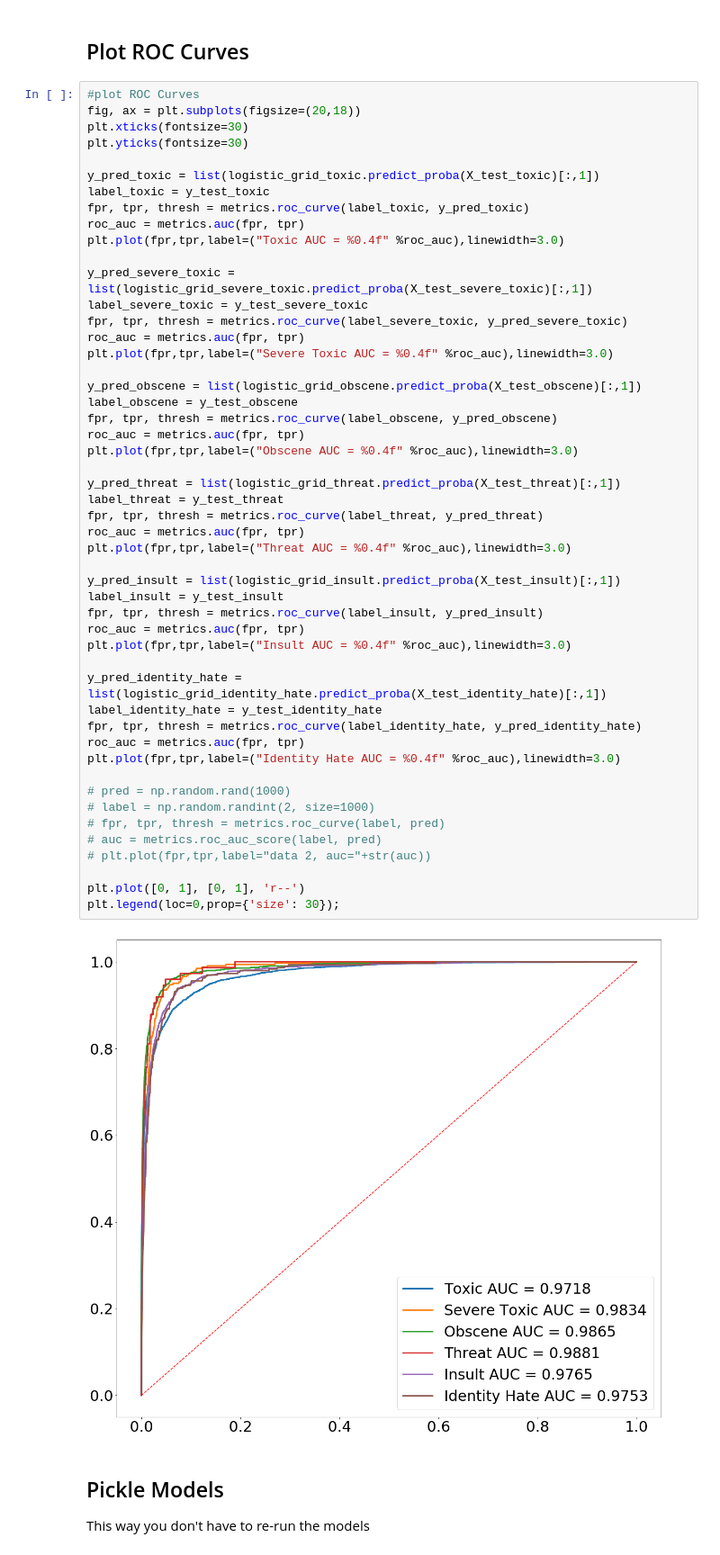
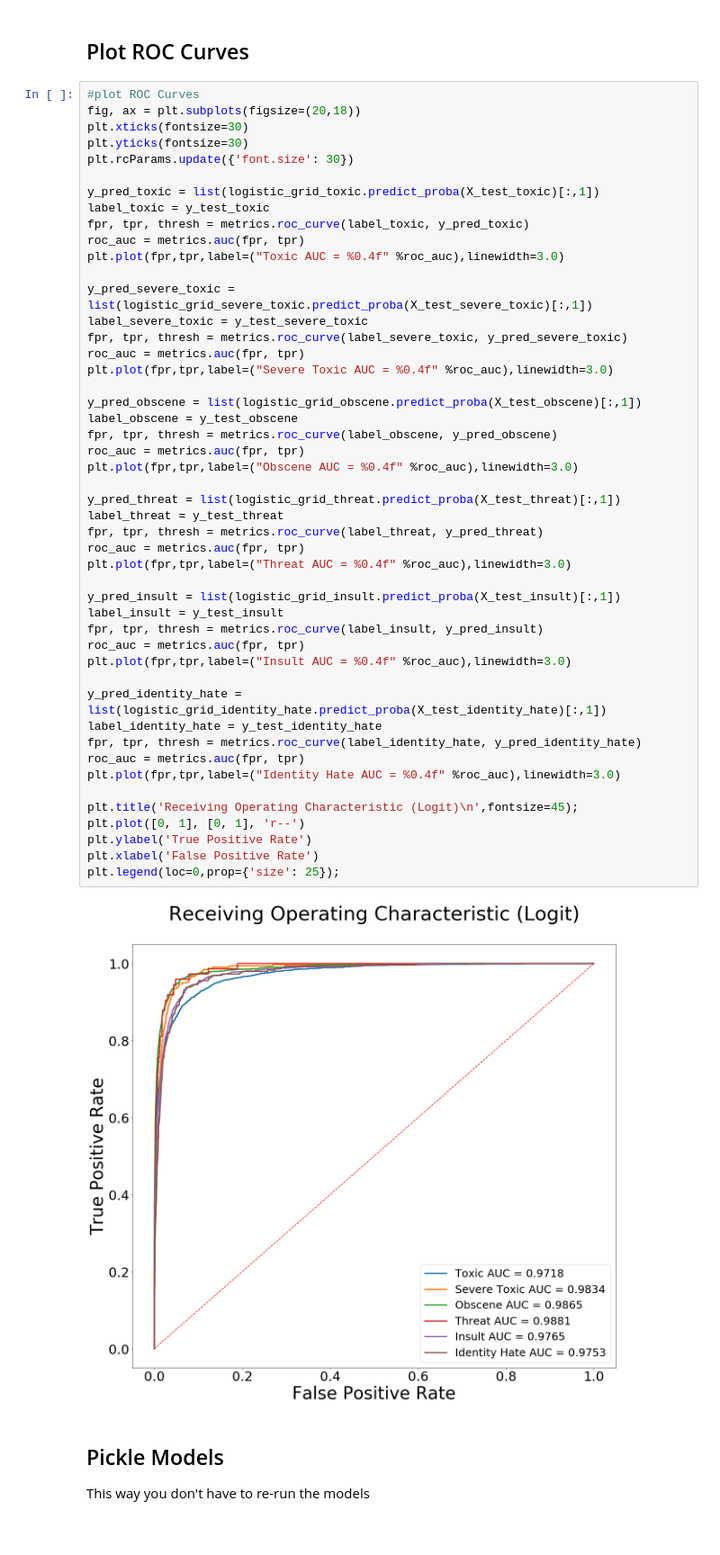
Before and after one commit to rmacaraeg/Twitch_Chat_Identifier, a Jupyter notebook: notebooks/Toxic_Data_Cleaning_Final.ipynb, the cells around one changed output. Shown at 90% size. Cells and saved outputs as stored; diff of their text form.

```diff
--- a/notebooks/Toxic_Data_Cleaning_Final.ipynb
+++ b/notebooks/Toxic_Data_Cleaning_Final.ipynb
@@ -436,6 +436,7 @@ GridSearchCV(cv=5, error_score='raise-deprecating',
 fig, ax = plt.subplots(figsize=(20,18))
 plt.xticks(fontsize=30)
 plt.yticks(fontsize=30)
+plt.rcParams.update({'font.size': 30})
 
 y_pred_toxic = list(logistic_grid_toxic.predict_proba(X_test_toxic)[:,1])
 label_toxic = y_test_toxic
@@ -448,41 +449,38 @@ label_severe_toxic = y_test_severe_toxic
 fpr, tpr, thresh = metrics.roc_curve(label_severe_toxic, y_pred_severe_toxic)
 roc_auc = metrics.auc(fpr, tpr)
 plt.plot(fpr,tpr,label=("Severe Toxic AUC = %0.4f" %roc_auc),linewidth=3.0)
 
 y_pred_obscene = list(logistic_grid_obscene.predict_proba(X_test_obscene)[:,1])
 label_obscene = y_test_obscene
 fpr, tpr, thresh = metrics.roc_curve(label_obscene, y_pred_obscene)
 roc_auc = metrics.auc(fpr, tpr)
 plt.plot(fpr,tpr,label=("Obscene AUC = %0.4f" %roc_auc),linewidth=3.0)
 
 y_pred_threat = list(logistic_grid_threat.predict_proba(X_test_threat)[:,1])
 label_threat = y_test_threat
 fpr, tpr, thresh = metrics.roc_curve(label_threat, y_pred_threat)
 roc_auc = metrics.auc(fpr, tpr)
 plt.plot(fpr,tpr,label=("Threat AUC = %0.4f" %roc_auc),linewidth=3.0)
 
 y_pred_insult = list(logistic_grid_insult.predict_proba(X_test_insult)[:,1])
 label_insult = y_test_insult
 fpr, tpr, thresh = metrics.roc_curve(label_insult, y_pred_insult)
 roc_auc = metrics.auc(fpr, tpr)
 plt.plot(fpr,tpr,label=("Insult AUC = %0.4f" %roc_auc),linewidth=3.0)
 
 y_pred_identity_hate = list(logistic_grid_identity_hate.predict_proba(X_test_identity_hate)[:,1])
 label_identity_hate = y_test_identity_hate
 fpr, tpr, thresh = metrics.roc_curve(label_identity_hate, y_pred_identity_hate)
 roc_auc = metrics.auc(fpr, tpr)
 plt.plot(fpr,tpr,label=("Identity Hate AUC = %0.4f" %roc_auc),linewidth=3.0)
 
-# pred = np.random.rand(1000)
-# label = np.random.randint(2, size=1000)
-# fpr, tpr, thresh = metrics.roc_curve(label, pred)
-# auc = metrics.roc_auc_score(label, pred)
-# plt.plot(fpr,tpr,label="data 2, auc="+str(auc))
-
+plt.title('Receiving Operating Characteristic (Logit)\n',fontsize=45);
 plt.plot([0, 1], [0, 1], 'r--')
-plt.legend(loc=0,prop={'size': 30});
+plt.ylabel('True Positive Rate')
+plt.xlabel('False Positive Rate')
+plt.legend(loc=0,prop={'size': 25});
 # %% [output]
-[figure, old version]
+[figure, new version]
 # %% [markdown]
 ## Pickle Models
 This way you don't have to re-run the models
```
Also changed, not shown: 19 other files.
